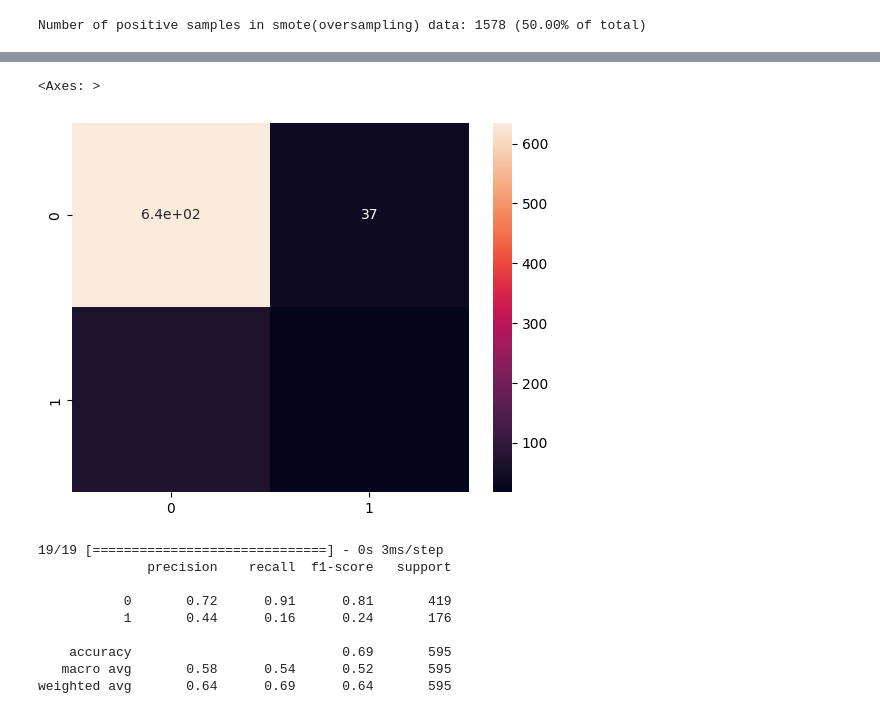
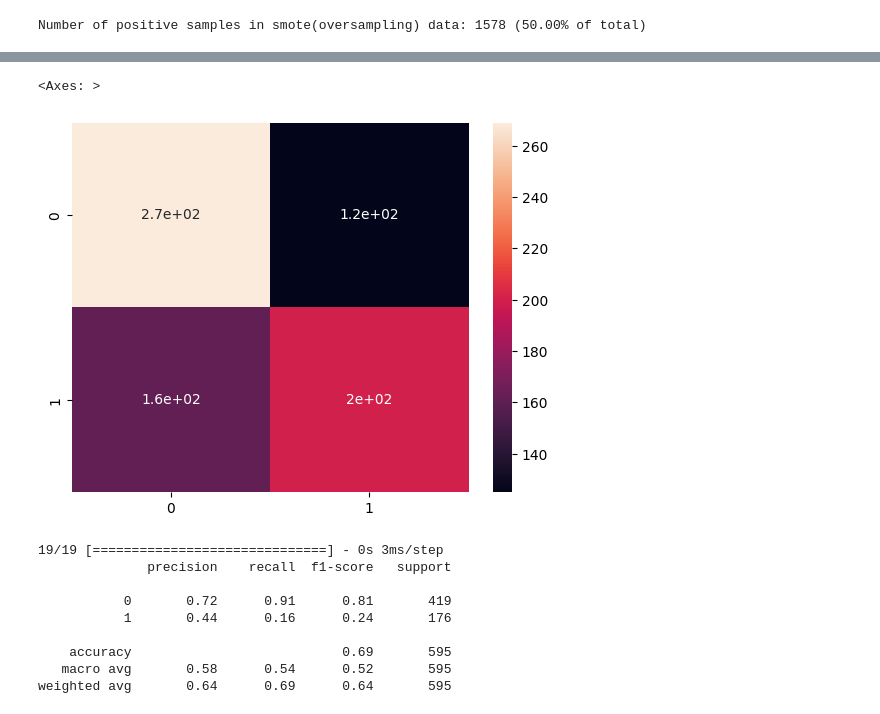
Before and after one commit to jhs-164179/Nurse__, a Jupyter notebook: [06]DL_test.ipynb, the cells around one changed output, grey strips where cells are left out. Saved outputs shown, nothing was run; the diff lists cells and outputs as text; code cells hidden in the pictures.

```diff
--- a/[06]DL_test.ipynb
+++ b/[06]DL_test.ipynb
@@ -124,7 +125,8 @@ X = pd.concat([X, X_onehot], axis=1)
 # split
 train_X, test_X, train_y, test_y = train_test_split(X, y, test_size=.2, stratify=y, random_state=42)
 
-scaler = StandardScaler()
+# scaler = StandardScaler()
+scaler = MinMaxScaler()
 train_X[f_NUMERIC] = scaler.fit_transform(train_X[f_NUMERIC])
 
 test_X[f_NUMERIC] = scaler.transform(test_X[f_NUMERIC])
@@ -311,4 +540,0 @@ weighted avg       0.27      0.52      0.36      3020
-# %%
-md = keras.models.load_model('./auto70.h5')
-pred = md.predict(test_X)
-print(classification_report(test_y, tf.argmax(pred, axis=1)))
@@ -325,6 +540,0 @@ weighted avg       0.62      0.62      0.62       755
-# %%
-md = keras.models.load_model('./auto.h5')
-pred = md.predict(test_X)
-pred2 = np.where(pred[:, 0]>.5, 0, 1)
-# print(classification_report(test_y, tf.argmax(pred, axis=1)))
-print(classification_report(test_y, pred2))
@@ -356,8 +541,8 @@ weighted avg       0.89      0.86      0.88       755
 # %%
-sns.heatmap(confusion_matrix(test_y, tf.argmax(pred, axis=1)), annot=True)
+sns.heatmap(confusion_matrix(test_y, pred), annot=True)
 # %% [output]
 <Axes: >
-[figure, old version]
+[figure, new version]
 # %%
 # pred = model.predict(val_X)
 pred = np.squeeze(np.where(model.predict(val_X) >= .5, 1, 0))
```
Also changed, not shown: parts of 25 cells of this notebook, 3 other files.
